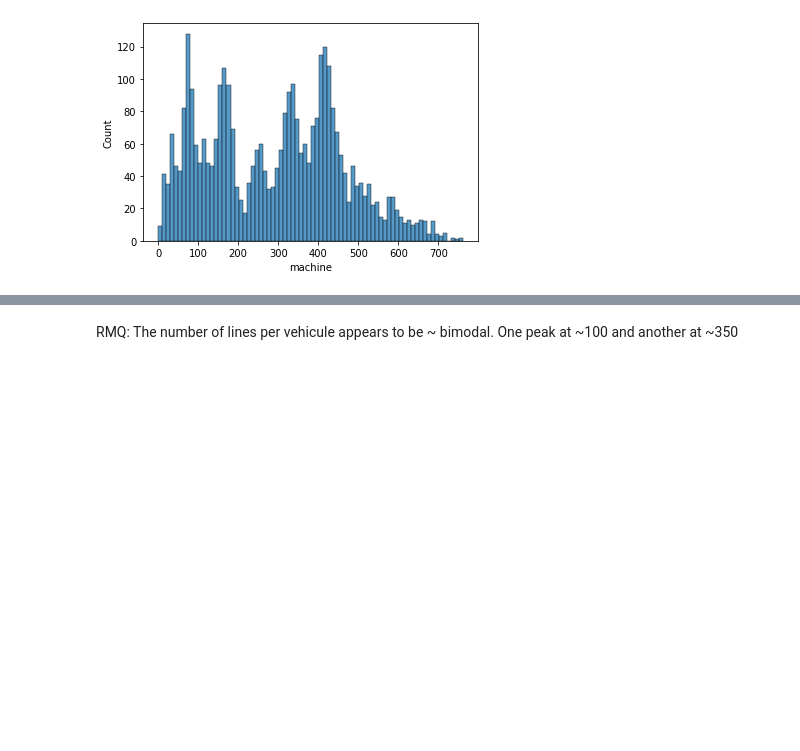
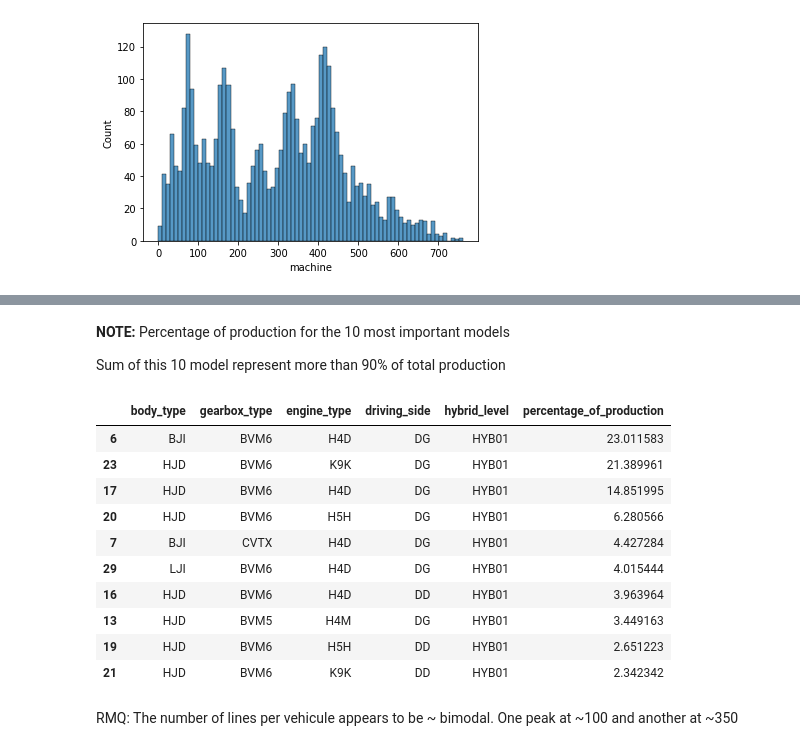
Before and after one commit to alixtc/Renault, a Jupyter notebook: eda_renault_ropit.ipynb, the cells around one changed output, grey strips where cells are left out. Cells and saved outputs as stored; diff of their text form; code cells hidden in the pictures; blank space fills up the shorter version.

```diff
--- a/eda_renault_ropit.ipynb
+++ b/eda_renault_ropit.ipynb
@@ -106,0 +92,2 @@ df.iloc[:, 6:].drop_duplicates()
+# %%
+vehicules = df.loc[:, ['pji', 'body_type','driving_side','gearbox_type','hybrid_level','engine_type']].drop_duplicates()
@@ -107,3 +102,27 @@ df.iloc[:, 6:].drop_duplicates()
+# %% [markdown]
+**NOTE:** Percentage of production for the 10 most important models
+
+Sum of this 10 model represent more than 90% of total production
+# %%
+temp = vehicules.groupby(['body_type', 'gearbox_type', 'engine_type', 'driving_side', 'hybrid_level'])[['pji']].\
+count(). \
+reset_index().\
+sort_values('pji', ascending=False)
+#reset_index()
+temp['pji'] = temp.pji / vehicules.shape[0] * 100
+temp.rename(columns={'pji':'percentage_of_production'}).head(10)
+# %% [output]
+|  | body_type | gearbox_type | engine_type | driving_side | hybrid_level | percentage_of_production |
+| 6 | BJI | BVM6 | H4D | DG | HYB01 | 23.011583 |
+| 23 | HJD | BVM6 | K9K | DG | HYB01 | 21.389961 |
+| 17 | HJD | BVM6 | H4D | DG | HYB01 | 14.851995 |
+| 20 | HJD | BVM6 | H5H | DG | HYB01 | 6.280566 |
+| 7 | BJI | CVTX | H4D | DG | HYB01 | 4.427284 |
+| 29 | LJI | BVM6 | H4D | DG | HYB01 | 4.015444 |
+| 16 | HJD | BVM6 | H4D | DD | HYB01 | 3.963964 |
+| 13 | HJD | BVM5 | H4M | DG | HYB01 | 3.449163 |
+| 19 | HJD | BVM6 | H5H | DD | HYB01 | 2.651223 |
+| 21 | HJD | BVM6 | K9K | DD | HYB01 | 2.342342 |
 # %% [markdown]
 RMQ: The number of lines per vehicule appears to be ~ bimodal. One peak at ~100 and another at ~350
 # %% [markdown]
```
Also changed, not shown: parts of 13 cells of this notebook.
